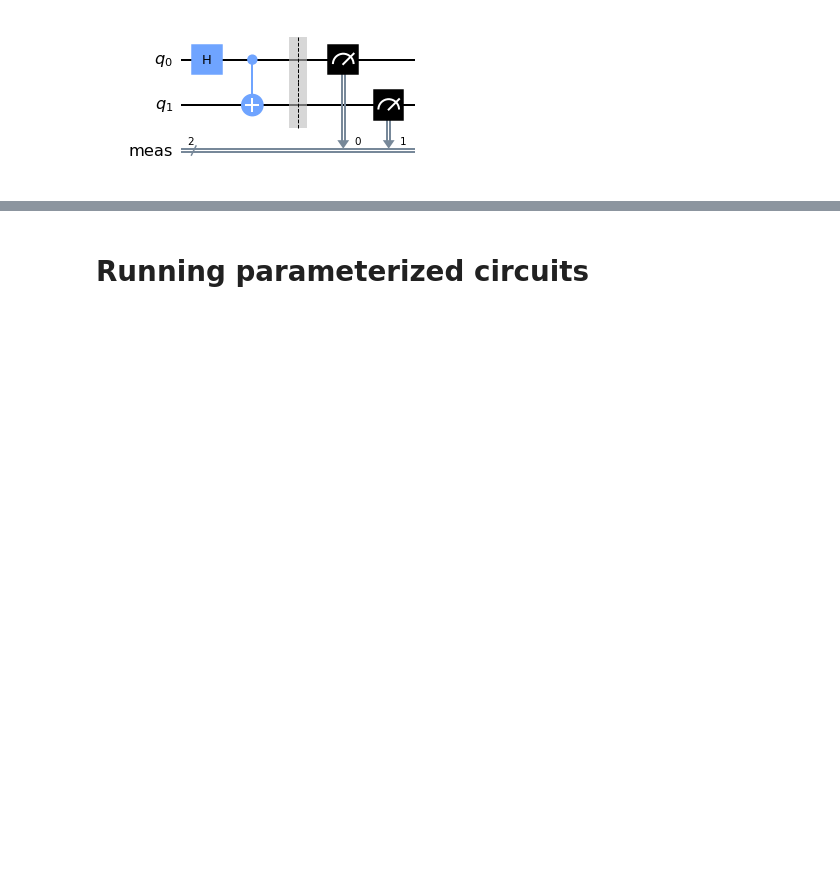
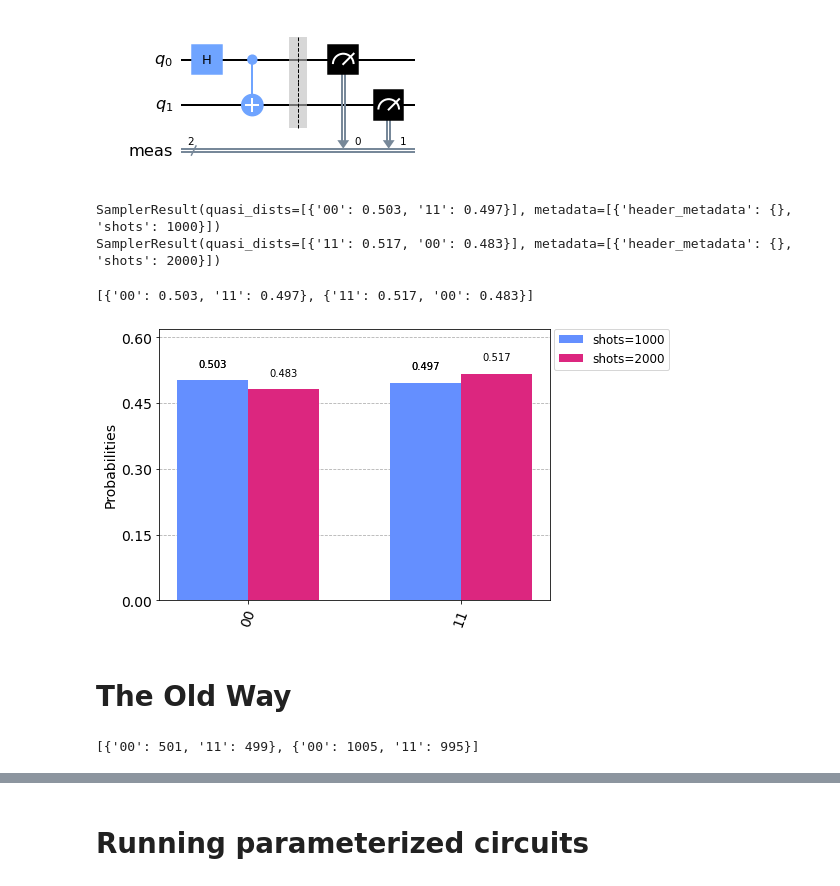
Before and after one commit to HuangJunye/presentations, a Jupyter notebook: 2022-05-24 Qiskit Runtime Talk/Qiskit Runtime talk.ipynb, the cells around one changed output, grey strips where cells are left out. Saved outputs shown, nothing was run; the diff lists cells and outputs as text; code cells hidden in the pictures; blank space fills up the shorter version.

Commit message:
Add details about sampler primitive

```diff
--- a/2022-05-24 Qiskit Runtime Talk/Qiskit Runtime talk.ipynb
+++ b/2022-05-24 Qiskit Runtime Talk/Qiskit Runtime talk.ipynb
@@ -115,3 +143,29 @@ bell.measure_all()
 bell.draw()
 # %% [output]
 [figure]
+# %%
+from qiskit_ibm_runtime import Sampler
+
+with Sampler(circuits=bell, service=service, options={"backend": "ibmq_qasm_simulator"}) as sampler:
+    result1 = sampler(circuit_indices=[0], shots=1000)
+    print(result1)
+
+    result2 = sampler(circuit_indices=[0], shots=2000)
+    print(result2)
+# %% [output]
+SamplerResult(quasi_dists=[{'00': 0.503, '11': 0.497}], metadata=[{'header_metadata': {}, 'shots': 1000}])
+SamplerResult(quasi_dists=[{'11': 0.517, '00': 0.483}], metadata=[{'header_metadata': {}, 'shots': 2000}])
+# %%
+# You can see that the results are probabilities, not counts
+results_primitives = [result1.quasi_dists[0], result2.quasi_dists[0]]
+print(results_primitives)
+# %% [output]
+[{'00': 0.503, '11': 0.497}, {'11': 0.517, '00': 0.483}]
+# %%
+from qiskit.visualization import plot_histogram
+
+plot_histogram(results_primitives, legend=['shots=1000', 'shots=2000'])
+# %% [output]
+[figure, added]
+# %% [markdown]
+# The Old Way
@@ -117,0 +180,6 @@ bell.draw()
+# %%
+# You can see that the results are counts, not probabilities
+results_backend_run = [job1.result().get_counts(), job2.result().get_counts()]
+print(results_backend_run)
+# %% [output]
+[{'00': 501, '11': 499}, {'00': 1005, '11': 995}]
```
Also changed, not shown: parts of 11 cells of this notebook.
